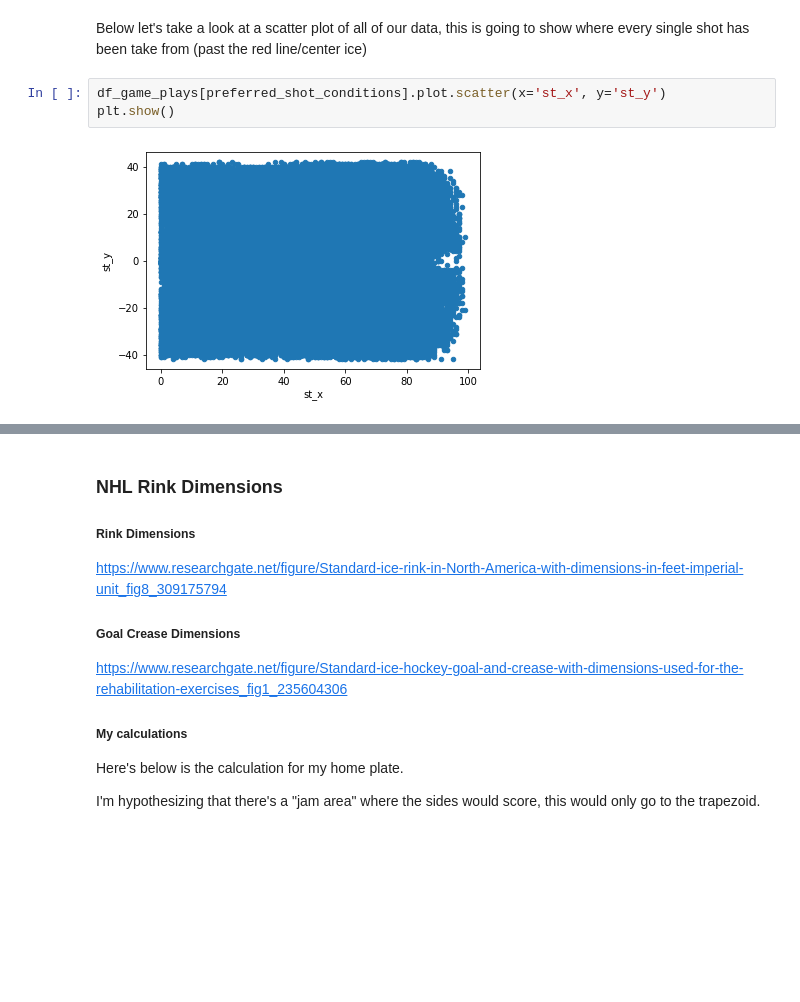
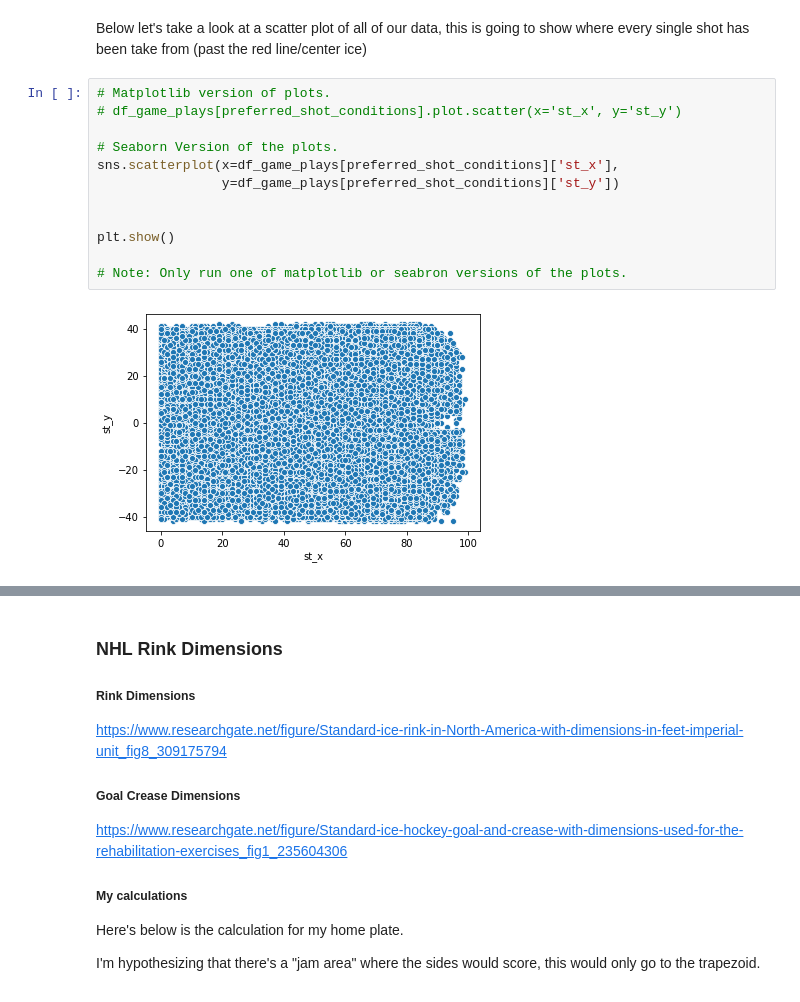
Before and after one commit to dgmouris/nhl-data-analysis-with-pandas, a Jupyter notebook: Intro to pandas by analyzing shots in the NHL.ipynb, the cells around one changed output, grey strips where cells are left out. Cells and saved outputs as stored; diff of their text form; blank space fills up the shorter version.

```diff
--- a/Intro to pandas by analyzing shots in the NHL.ipynb
+++ b/Intro to pandas by analyzing shots in the NHL.ipynb
@@ -140,11 +164,20 @@ df_game_plays.loc[preferred_shot_conditions].head(5)
 | 24 | 2011030221_25 | 2011030221 | 25 | 1.0 | 4.0 | Shot | Snap Shot | 63.0 | -19.0 | ... |
 # %% [markdown]
 Below let's take a look at a scatter plot of all of our data, this is going to show where every single shot has been take from (past the red line/center ice)
-# %%
-df_game_plays[preferred_shot_conditions].plot.scatter(x='st_x', y='st_y')
-plt.show()
-# %% [output]
-[figure, removed]
+# %%
+# Matplotlib version of plots.
+# df_game_plays[preferred_shot_conditions].plot.scatter(x='st_x', y='st_y')
+
+# Seaborn Version of the plots.
+sns.scatterplot(x=df_game_plays[preferred_shot_conditions]['st_x'],
+                y=df_game_plays[preferred_shot_conditions]['st_y'])
+
+
+plt.show()
+
+# Note: Only run one of matplotlib or seabron versions of the plots.
+# %% [output]
+[figure, added]
 # %% [markdown]
 We can see here that this is basically the shape of half of an NHL rink (rounded corners).
 
```
Also changed, not shown: parts of 19 cells of this notebook.
